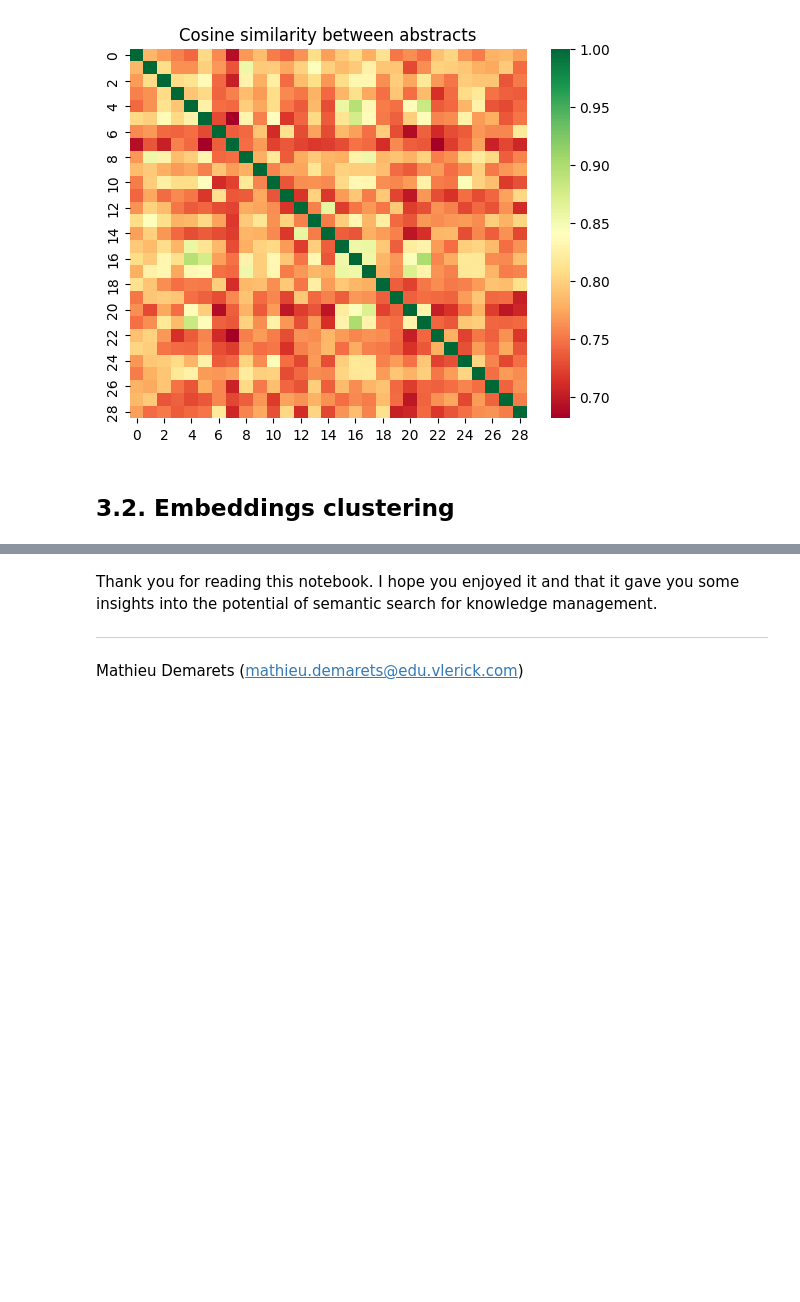
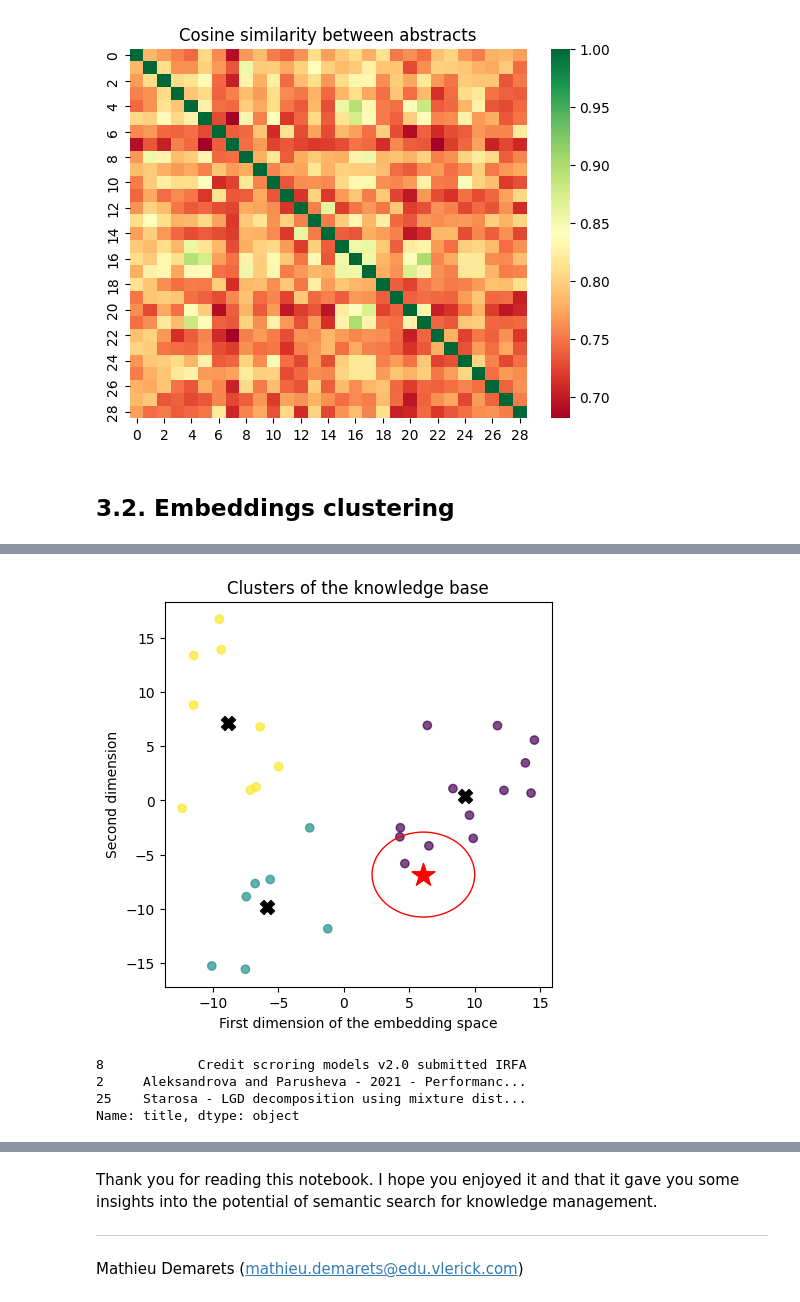
Before and after one commit to MathieuDemarets/vlerick-mai-nlp-2023, a Jupyter notebook: Final_Assignment/Articles.ipynb, the cells around one changed output, grey strips where cells are left out. Saved outputs shown, nothing was run; the diff lists cells and outputs as text; code cells hidden in the pictures; blank space fills up the shorter version.

```diff
--- a/Final_Assignment/Articles.ipynb
+++ b/Final_Assignment/Articles.ipynb
@@ -1596,0 +1700,36 @@ plt.show()
+# %%
+# find the knearest neighbors
+from sklearn.neighbors import NearestNeighbors
+
+n=3
+
+centroids = kmeans_per_k[best_index].cluster_centers_
+
+query = "Credit default models evaluation metrics"
+model = SentenceTransformer("msmarco-distilbert-base-tas-b")
+embedded_query = model.encode(query, convert_to_tensor=False)
+red_embedded_query = preprocessing_pipe.transform([embedded_query])
+knn = NearestNeighbors(n_neighbors=n)
+knn.fit(embedding_space_2D)
+distances, indices = knn.kneighbors(red_embedded_query)
+
+plt.figure(figsize=(5, 5))
+plt.scatter(
+    embedding_space_2D.loc[:,['PC1']], embedding_space_2D.loc[:,['PC2']],
+    c=kmeans_per_k[best_index].labels_, cmap="viridis", alpha=0.7)
+plt.scatter(centroids[:, 0], centroids[:, 1], c='black', s=100, marker='X')
+plt.scatter(red_embedded_query[:, 0], red_embedded_query[:, 1], c='red', s=300, marker='*')
+drawn_circle = plt.Circle((red_embedded_query[:, 0], red_embedded_query[:, 1]), distances.max(), color='r', fill=False)
+plt.gca().add_artist(drawn_circle)
+plt.xlabel('First dimension of the embedding space')
+plt.ylabel('Second dimension')
+plt.title('Clusters of the knowledge base')
+plt.show()
+
+print(index.loc[list(indices[0]),"title"])
+# %% [output]
+[figure, added]
+8            Credit scroring models v2.0 submitted IRFA
+2     Aleksandrova and Parusheva - 2021 - Performanc...
+25    Starosa - LGD decomposition using mixture dist...
+Name: title, dtype: object
```
Also changed, not shown: parts of 14 cells of this notebook, 16 other files.
